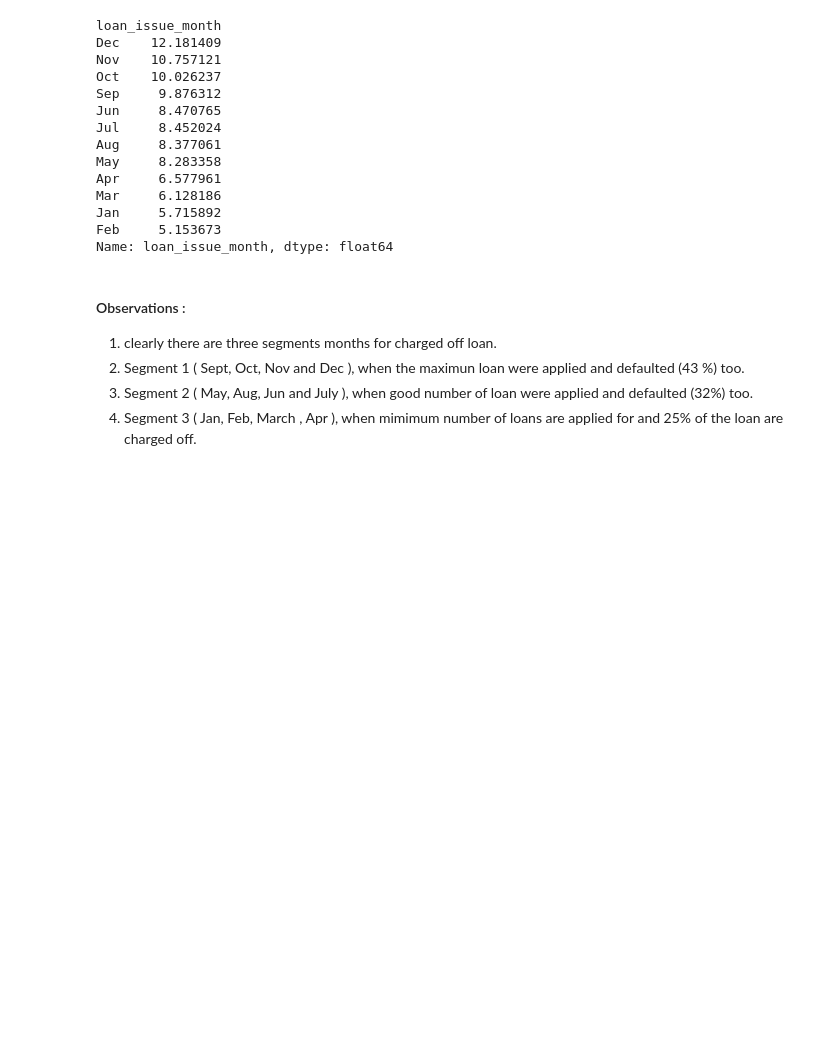
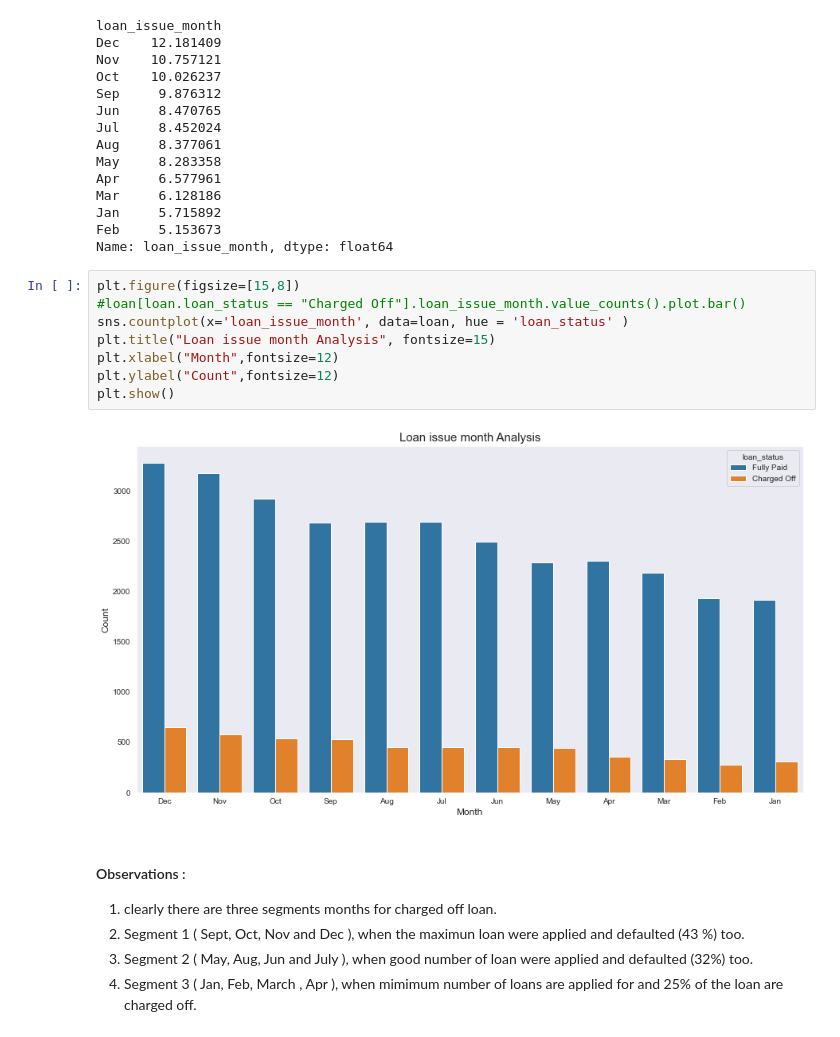
Before and after one commit to sandipanp/lending_club_case_study, a Jupyter notebook: ML_C43_Sandipan_Pramanik.ipynb, the cells around one changed output. Saved outputs shown, nothing was run; the diff lists cells and outputs as text; blank space fills up the shorter version.

```diff
--- a/ML_C43_Sandipan_Pramanik.ipynb
+++ b/ML_C43_Sandipan_Pramanik.ipynb
@@ -685,6 +695,16 @@ Mar     6.128186
 Jan     5.715892
 Feb     5.153673
 Name: loan_issue_month, dtype: float64
+# %%
+plt.figure(figsize=[15,8])
+#loan[loan.loan_status == "Charged Off"].loan_issue_month.value_counts().plot.bar()
+sns.countplot(x='loan_issue_month', data=loan, hue = 'loan_status' )
+plt.title("Loan issue month Analysis", fontsize=15)
+plt.xlabel("Month",fontsize=12)
+plt.ylabel("Count",fontsize=12)
+plt.show()
+# %% [output]
+[figure, added]
 # %% [markdown]
 #### Observations :
 1. clearly there are three segments months for charged off loan.
```
Also changed, not shown: parts of 44 cells of this notebook.
